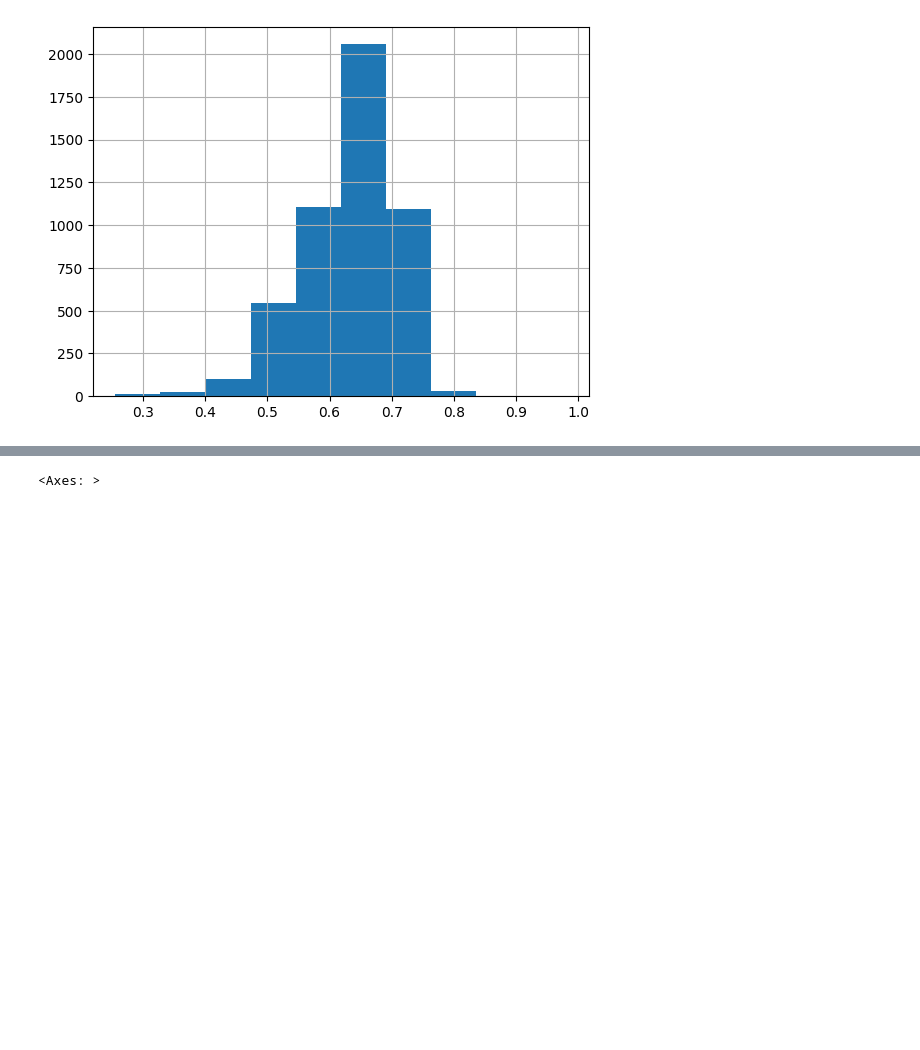
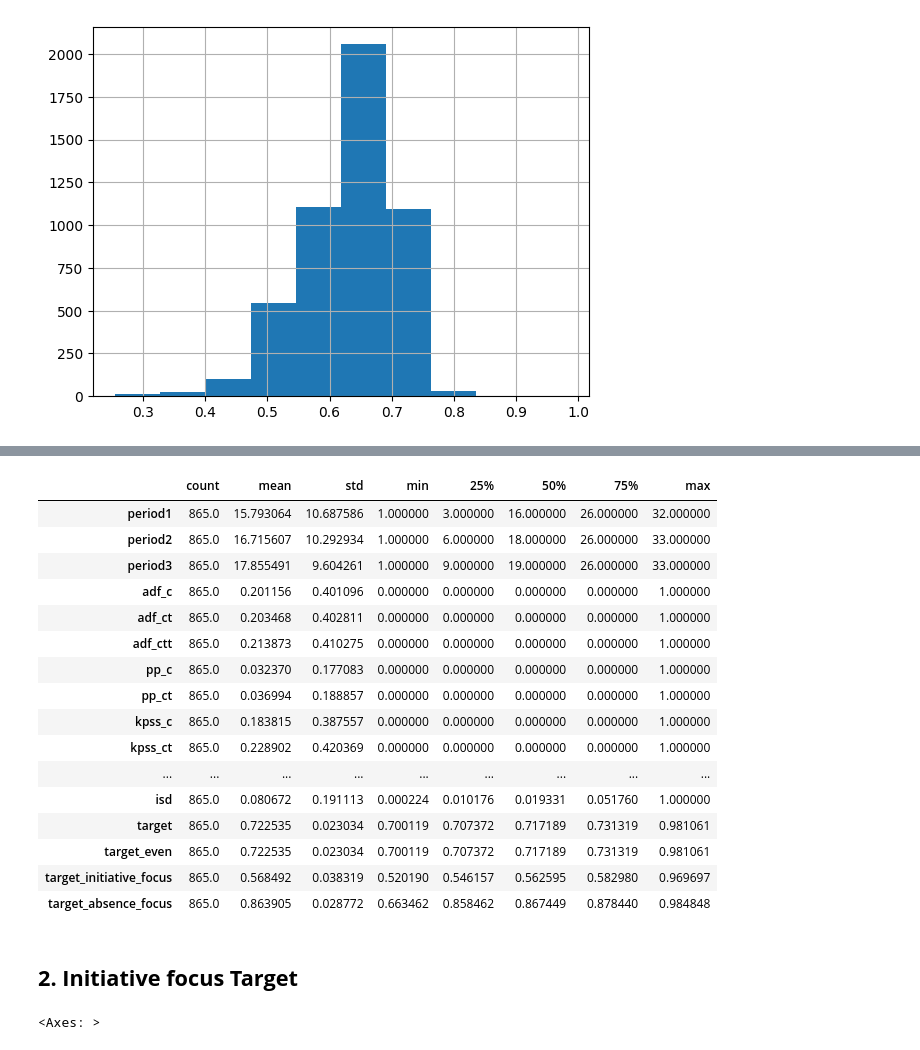
Before and after one commit to fedorbondar/tempo-performance, a Jupyter notebook: notebooks/weighted_metrics.ipynb, the cells around one changed output, grey strips where cells are left out. Drawn from its saved outputs; the diff is of its cells as text; code cells hidden in the pictures; blank space fills up the shorter version.

```diff
--- a/notebooks/weighted_metrics.ipynb
+++ b/notebooks/weighted_metrics.ipynb
@@ -34,3 +93,25 @@ df['target_even'].hist()
+# %%
+df[df['target_even'] >= 0.7].describe().T
+# %% [output]
+|  | count | mean | std | min | 25% | 50% | 75% | max |
+| period1 | 865.0 | 15.793064 | 10.687586 | 1.000000 | 3.000000 | 16.000000 | 26.000000 | 32.000000 |
+| period2 | 865.0 | 16.715607 | 10.292934 | 1.000000 | 6.000000 | 18.000000 | 26.000000 | 33.000000 |
+| period3 | 865.0 | 17.855491 | 9.604261 | 1.000000 | 9.000000 | 19.000000 | 26.000000 | 33.000000 |
+| adf_c | 865.0 | 0.201156 | 0.401096 | 0.000000 | 0.000000 | 0.000000 | 0.000000 | 1.000000 |
+| adf_ct | 865.0 | 0.203468 | 0.402811 | 0.000000 | 0.000000 | 0.000000 | 0.000000 | 1.000000 |
+| adf_ctt | 865.0 | 0.213873 | 0.410275 | 0.000000 | 0.000000 | 0.000000 | 0.000000 | 1.000000 |
+| pp_c | 865.0 | 0.032370 | 0.177083 | 0.000000 | 0.000000 | 0.000000 | 0.000000 | 1.000000 |
+| pp_ct | 865.0 | 0.036994 | 0.188857 | 0.000000 | 0.000000 | 0.000000 | 0.000000 | 1.000000 |
+| kpss_c | 865.0 | 0.183815 | 0.387557 | 0.000000 | 0.000000 | 0.000000 | 0.000000 | 1.000000 |
+| kpss_ct | 865.0 | 0.228902 | 0.420369 | 0.000000 | 0.000000 | 0.000000 | 0.000000 | 1.000000 |
+| ... | ... | ... | ... | ... | ... | ... | ... | ... |
+| isd | 865.0 | 0.080672 | 0.191113 | 0.000224 | 0.010176 | 0.019331 | 0.051760 | 1.000000 |
+| target | 865.0 | 0.722535 | 0.023034 | 0.700119 | 0.707372 | 0.717189 | 0.731319 | 0.981061 |
+| target_even | 865.0 | 0.722535 | 0.023034 | 0.700119 | 0.707372 | 0.717189 | 0.731319 | 0.981061 |
+| target_initiative_focus | 865.0 | 0.568492 | 0.038319 | 0.520190 | 0.546157 | 0.562595 | 0.582980 | 0.969697 |
+| target_absence_focus | 865.0 | 0.863905 | 0.028772 | 0.663462 | 0.858462 | 0.867449 | 0.878440 | 0.984848 |
+# %% [markdown]
+## **2. Initiative focus Target**
 # %%
 df['target_initiative_focus'] = df['icr'] * 0.40 + df['suptr'] * 0.10 + df['ar'] * 0.10 + df['isd'] * 0.40
 # %%
```
Also changed, not shown: parts of 11 cells of this notebook, 1 other file.
